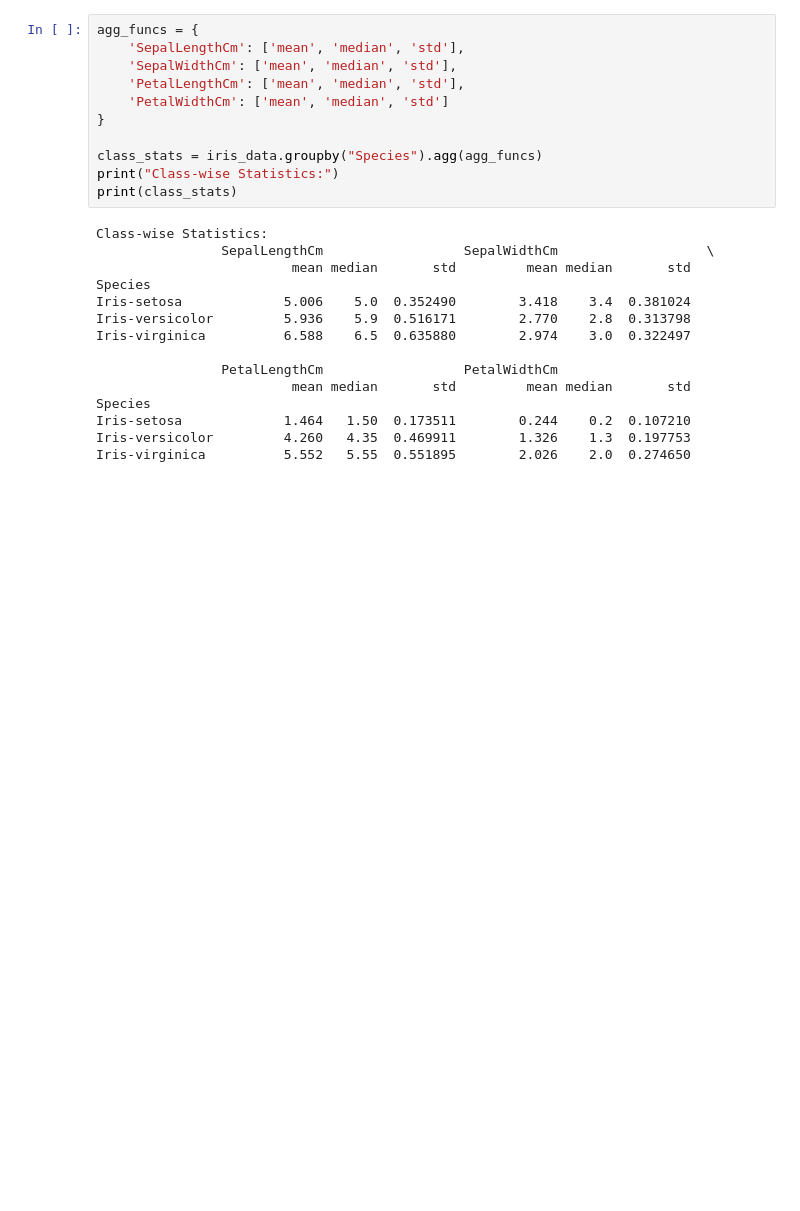
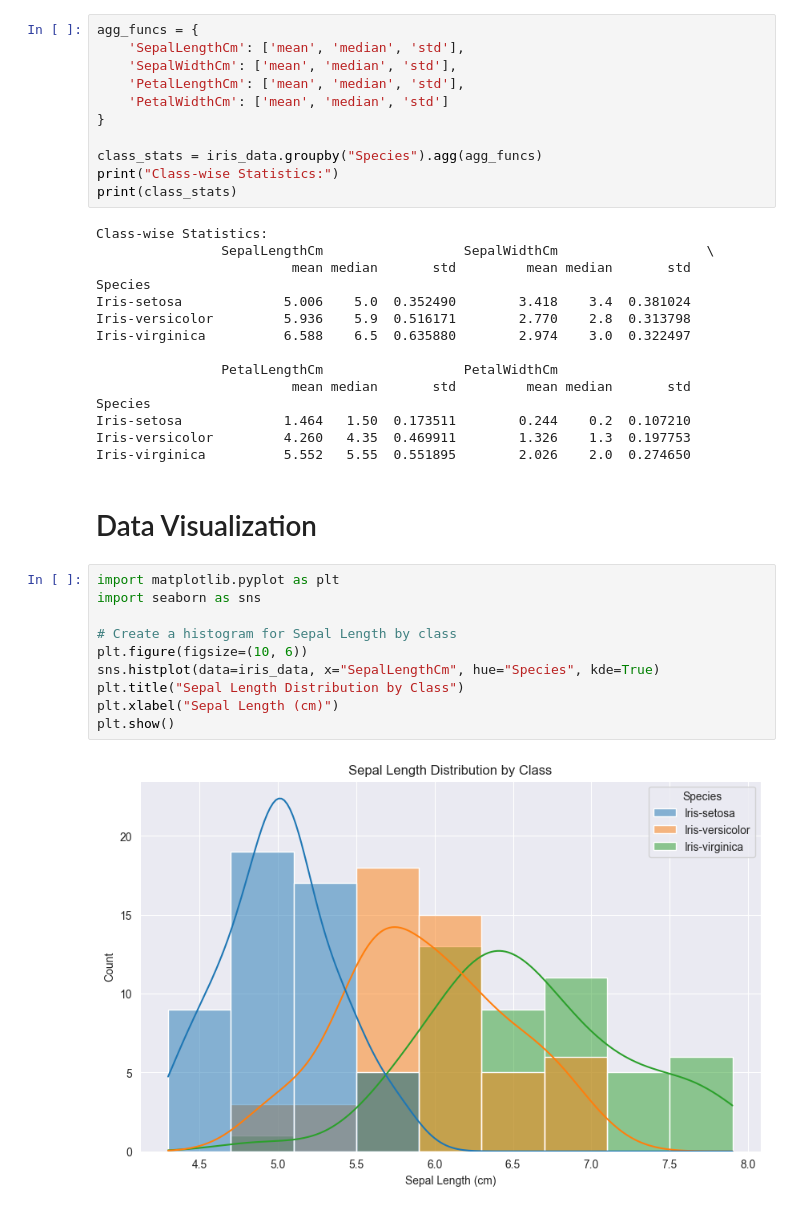
Before and after one commit to alireza-es/ml-iris-flowers, a Jupyter notebook: notebooks/assignment_1.ipynb, the cells around one changed output. Drawn from its saved outputs; the diff is of its cells as text; blank space fills up the shorter version.

Commit message:
visualize data and modify README.md

```diff
--- a/notebooks/assignment_1.ipynb
+++ b/notebooks/assignment_1.ipynb
@@ -49,3 +50,17 @@ Species
 Iris-setosa             1.464   1.50  0.173511        0.244    0.2  0.107210
 Iris-versicolor         4.260   4.35  0.469911        1.326    1.3  0.197753
 Iris-virginica          5.552   5.55  0.551895        2.026    2.0  0.274650
+# %% [markdown]
+# Data Visualization
+# %%
+import matplotlib.pyplot as plt
+import seaborn as sns
+
+# Create a histogram for Sepal Length by class
+plt.figure(figsize=(10, 6))
+sns.histplot(data=iris_data, x="SepalLengthCm", hue="Species", kde=True)
+plt.title("Sepal Length Distribution by Class")
+plt.xlabel("Sepal Length (cm)")
+plt.show()
+# %% [output]
+[figure, added]
```
Also changed, not shown: parts of 3 cells of this notebook, 2 other files.
